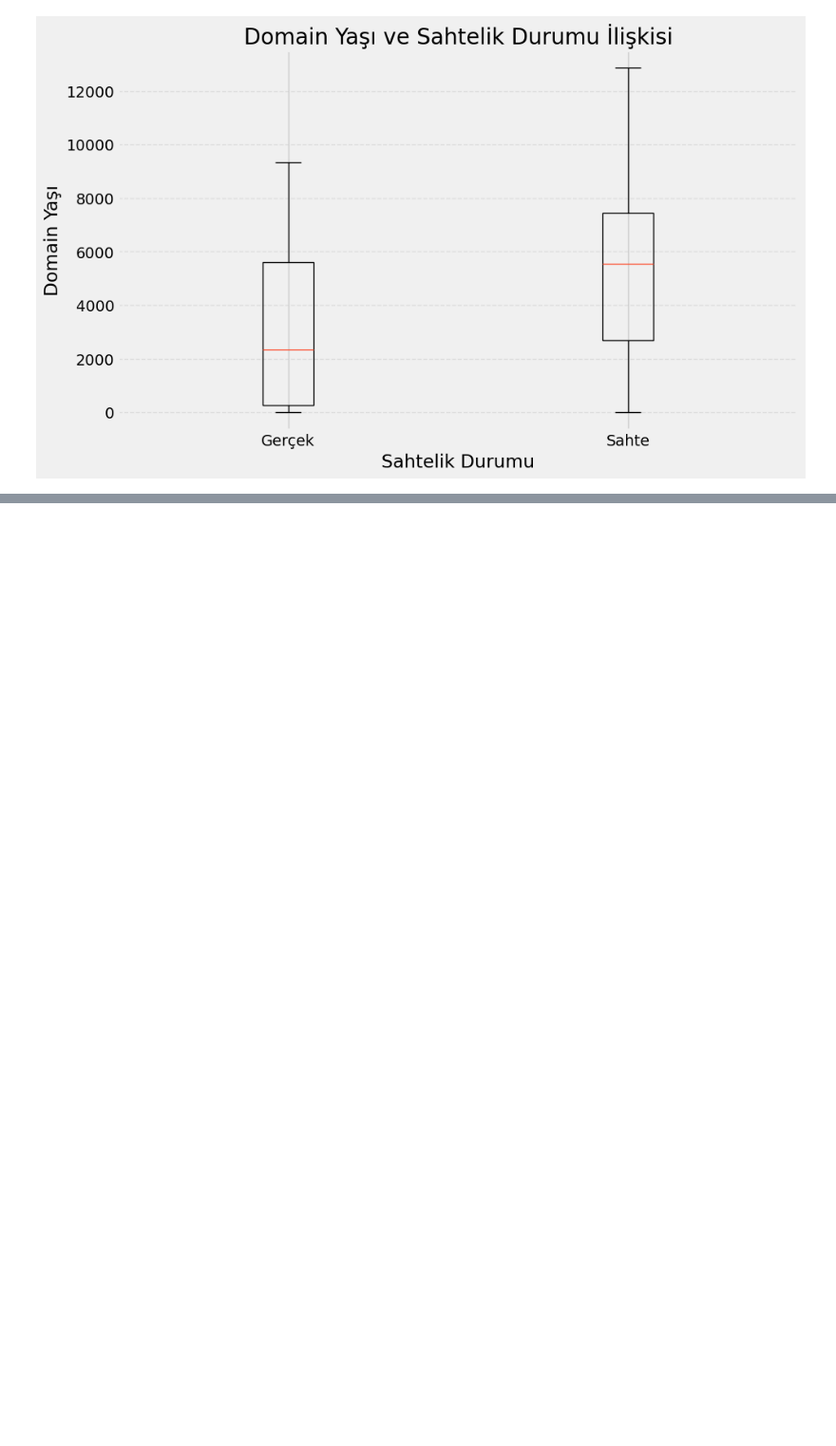
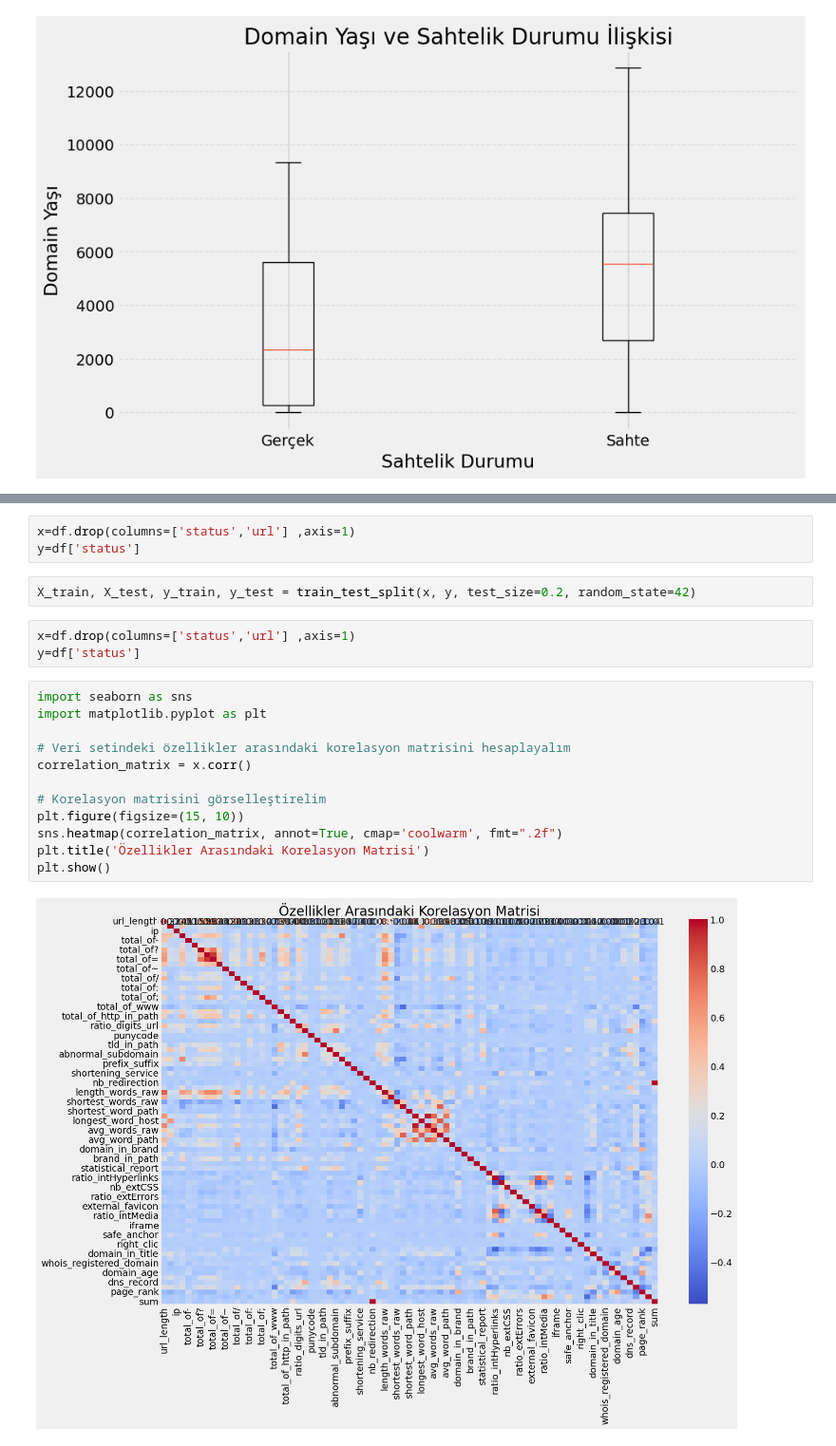
Before and after one commit to Phishbust/datanalysisandmodeling, a Jupyter notebook: data.ipynb, the cells around one changed output, grey strips where cells are left out. Shown at 95% size. Cells and saved outputs as stored; diff of their text form; blank space fills up the shorter version.

```diff
--- a/data.ipynb
+++ b/data.ipynb
@@ -380,0 +375,22 @@ plt.show()
+# %%
+x=df.drop(columns=['status','url'] ,axis=1)
+y=df['status']
+# %%
+X_train, X_test, y_train, y_test = train_test_split(x, y, test_size=0.2, random_state=42)
+# %%
+x=df.drop(columns=['status','url'] ,axis=1)
+y=df['status']
+# %%
+import seaborn as sns
+import matplotlib.pyplot as plt
+
+# Veri setindeki özellikler arasındaki korelasyon matrisini hesaplayalım
+correlation_matrix = x.corr()
+
+# Korelasyon matrisini görselleştirelim
+plt.figure(figsize=(15, 10))
+sns.heatmap(correlation_matrix, annot=True, cmap='coolwarm', fmt=".2f")
+plt.title('Özellikler Arasındaki Korelasyon Matrisi')
+plt.show()
+# %% [output]
+[figure, added]
```
Also changed, not shown: parts of 22 cells of this notebook, 1 other file.
